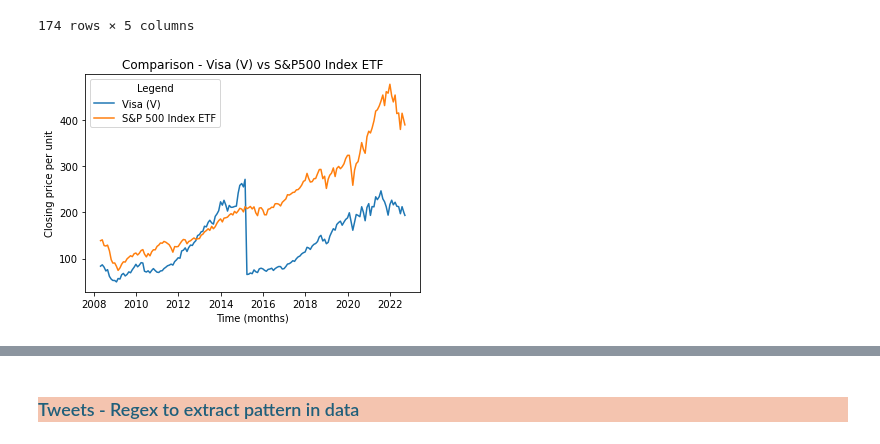
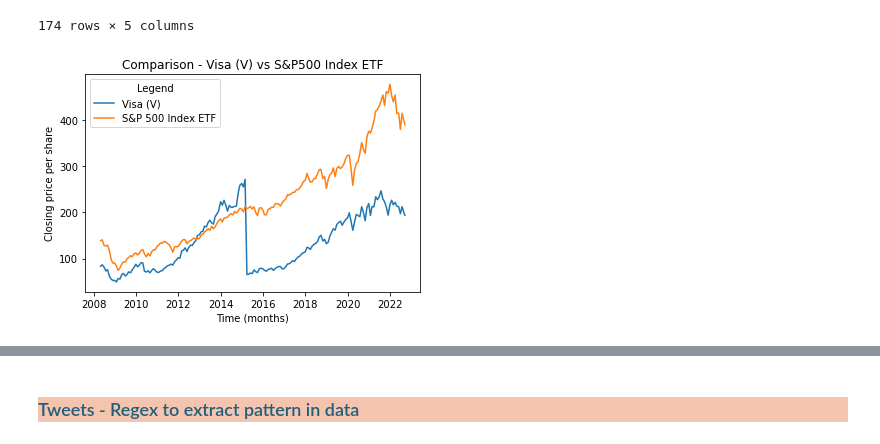
Before and after one commit to WagnerLD/UCDPA_LisaWagner, a Jupyter notebook: UCDPA_LisaWagner_Assignment/UCDPA_LisaWagner_Assignment.ipynb, the cells around one changed output, grey strips where cells are left out. Drawn from its saved outputs; the diff is of its cells as text; code cells hidden in the pictures.

```diff
--- a/UCDPA_LisaWagner_Assignment/UCDPA_LisaWagner_Assignment.ipynb
+++ b/UCDPA_LisaWagner_Assignment/UCDPA_LisaWagner_Assignment.ipynb
@@ -496,17 +490,17 @@ import numpy as np
 # %%
 fig, ax = plt.subplots()
 
 ax.plot(df_mtsV["date_stamp"],df_mtsV["close_price"], label = 'Visa (V)')
 ax.plot(df_mtsIVV["date_stamp"],df_mtsIVV["close_price"], label = 'S&P 500 Index ETF')
 ax.set_xlabel("Time (months)")
-ax.set_ylabel("Closing price per unit")
+ax.set_ylabel("Closing price per share")
 ax.set_title("Comparison - Visa (V) vs S&P500 Index ETF")
 
 ax.legend(title = 'Legend',loc = 'upper left')
 
 plt.show()
 # %% [output]
-[figure, old version]
+[figure, new version]
 # %%
 # At first glance, the chart above appears to show Visa's price crashed around 2015.  A review of corporate actions shows
 # a 4 for 1 Stock Split in March 2015.  In order for the chart to show the relationship between movement in the two prices
```
Also changed, not shown: parts of 27 cells of this notebook, 1 other file.
